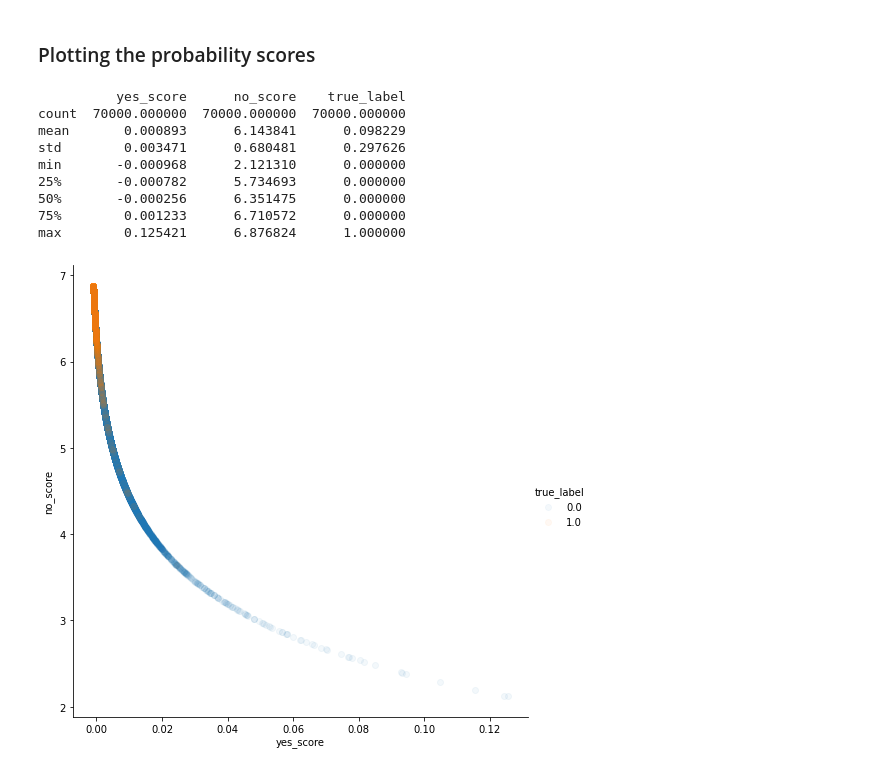
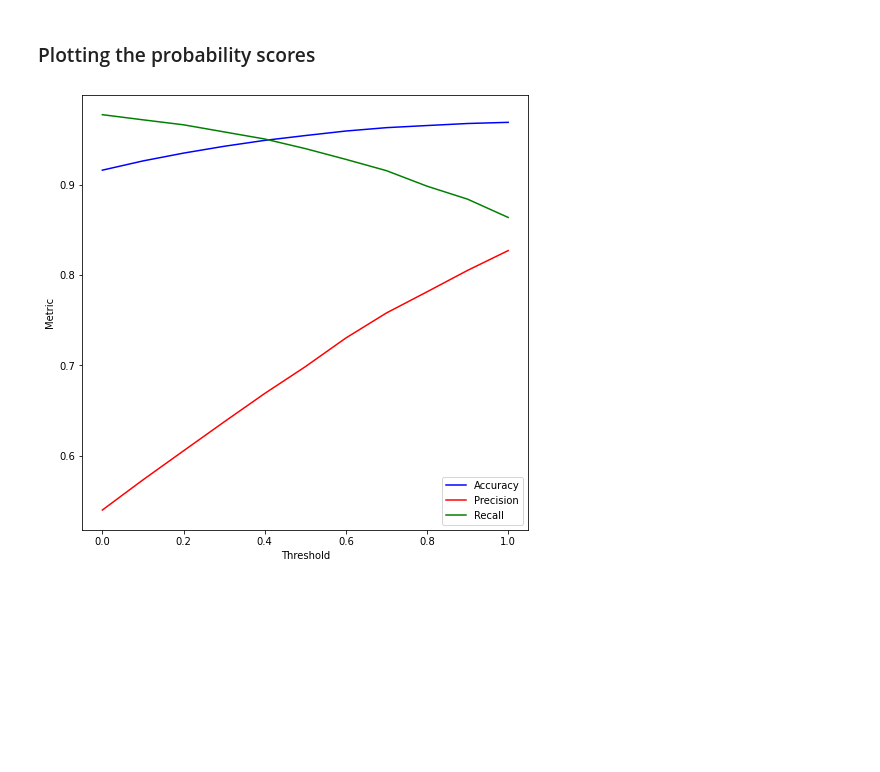
Before and after one commit to nmnsharma007/SimplifiedObjectDetection, a Jupyter notebook: version1/classification_inverted_and_extra.ipynb, the cells around one changed output. Saved outputs shown, nothing was run; the diff lists cells and outputs as text; code cells hidden in the pictures; blank space fills up the shorter version.

```diff
--- a/version1/classification_inverted_and_extra.ipynb
+++ b/version1/classification_inverted_and_extra.ipynb
@@ -196,0 +195,33 @@ def test(dataloader,model):
+# %%
+# function to test without threshold
+def test(dataloader,model):
+  size = len(dataloader.dataset)
+  model.eval()
+  correct = 0
+  with torch.no_grad():
+    for images,scores in dataloader:
+      output = model(images)
+      output = softmax(output)
+      # print(output.shape)
+      correct += (output.argmax(1) == scores.argmax(1)).type(torch.float).sum().item()
+  correct /= size
+  print(f"Accuracy : {(100*correct):>0.1f}%")
+
+test(test_loader,model)
+data = np.empty((0,3),dtype=np.float32)
+
+with torch.no_grad():
+    for images,scores in test_loader:
+      output = model(images)
+      output = softmax(output)
+      output = output.numpy()
+      scores = scores.numpy()
+      for i in range(len(output)):
+        yes_score = output[i][0]
+        no_score = output[i][1]
+        true_label =  1 if np.argmax(scores[i]) == 0 else 0
+        # if true_label == 0:
+        data = np.vstack((data,[[yes_score,no_score,true_label]]))
+df = pd.DataFrame(data)
+df.columns = ['yes_score','no_score','true_label']
+df.describe()
@@ -255,17 +372,15 @@ Accuracy : 9.8%
 ### Plotting the probability scores
 # %%
 
-print(df.describe())
-sns.FacetGrid(df,hue="true_label",height=7).map(plt.scatter,"yes_score","no_score",alpha=0.05).add_legend()
+# print(df.describe())
+# sns.FacetGrid(df,hue="true_label",height=7).map(plt.scatter,"yes_score","no_score",alpha=1).add_legend()
+plt.figure(figsize=(8,8))
+plt.plot(threshold_data[:,0],threshold_data[:,1],c='b',label='Accuracy')
+plt.plot(threshold_data[:,0],threshold_data[:,2],c='r',label='Precision')
+plt.plot(threshold_data[:,0],threshold_data[:,3],c='g',label='Recall')
+plt.legend()
+plt.ylabel("Metric")
+plt.xlabel("Threshold")
 plt.show()
 # %% [output]
-          yes_score      no_score    true_label
-count  70000.000000  70000.000000  70000.000000
-mean       0.000893      6.143841      0.098229
-std        0.003471      0.680481      0.297626
-min       -0.000968      2.121310      0.000000
-25%       -0.000782      5.734693      0.000000
-50%       -0.000256      6.351475      0.000000
-75%        0.001233      6.710572      0.000000
-max        0.125421      6.876824      1.000000
-[figure, old version]
+[figure, new version]
```
Also changed, not shown: parts of 13 cells of this notebook.
